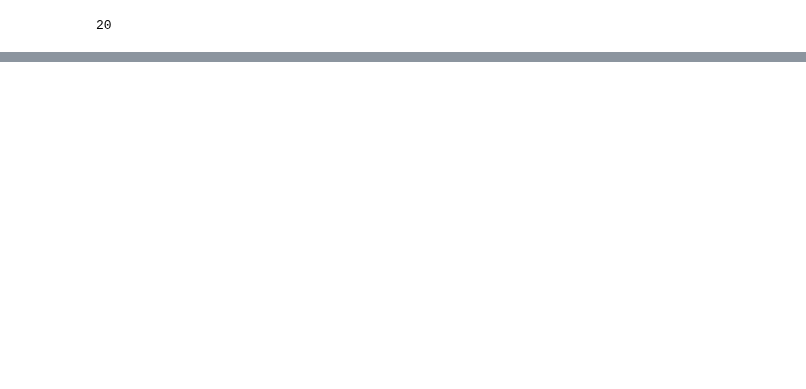
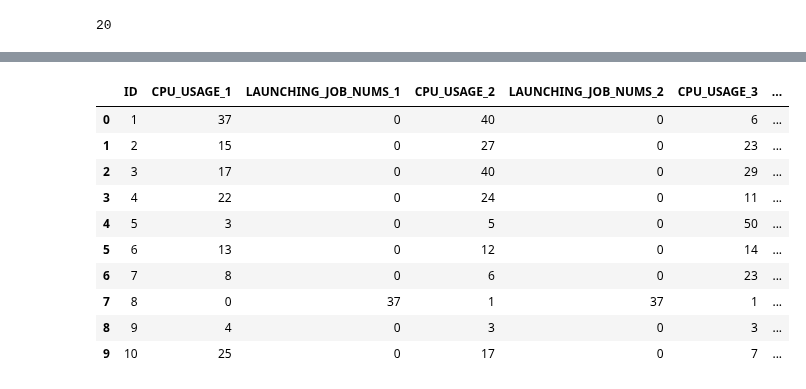
Before and after one commit to michaelzhouy/Competition, a Jupyter notebook: 04-DataFountain/00-CCF/01-大数据时代的Serverless工作负载预测/train/bs.ipynb, the cells around one changed output, grey strips where cells are left out. Saved outputs shown, nothing was run; the diff lists cells and outputs as text; code cells hidden in the pictures; blank space fills up the shorter version.

```diff
--- a/04-DataFountain/00-CCF/01-大数据时代的Serverless工作负载预测/train/bs.ipynb
+++ b/04-DataFountain/00-CCF/01-大数据时代的Serverless工作负载预测/train/bs.ipynb
@@ -162,0 +265,11 @@ for qid in tqdm(test.QUEUE_ID.unique()):
+# %%
+predictions1 = pd.concat(predictions1)
+predictions2 = pd.concat(predictions2)
+
+predictions1 = predictions1.sort_values(by='myid').reset_index(drop=True)
+predictions2 = predictions2.sort_values(by='myid').reset_index(drop=True)
+# %%
+prediction = predictions1.copy()
+prediction = pd.merge(prediction, predictions2[['myid', 'LAUNCHING_JOB_NUMS_next25mins']], on='myid')
+
+prediction.head()
@@ -162,0 +283,36 @@ for qid in tqdm(test.QUEUE_ID.unique()):
+# %%
+# 注意: 提交要求预测结果需为非负整数
+
+prediction['CPU_USAGE_next25mins'] = prediction['CPU_USAGE_next25mins'].apply(np.floor)
+prediction['CPU_USAGE_next25mins'] = prediction['CPU_USAGE_next25mins'].apply(lambda x: 0 if x<0 else x)
+prediction['CPU_USAGE_next25mins'] = prediction['CPU_USAGE_next25mins'].astype(int)
+prediction['LAUNCHING_JOB_NUMS_next25mins'] = prediction['LAUNCHING_JOB_NUMS_next25mins'].apply(np.floor)
+prediction['LAUNCHING_JOB_NUMS_next25mins'] = prediction['LAUNCHING_JOB_NUMS_next25mins'].apply(lambda x: 0 if x<0 else x)
+prediction['LAUNCHING_JOB_NUMS_next25mins'] = prediction['LAUNCHING_JOB_NUMS_next25mins'].astype(int)
+# %%
+preds = []
+
+for id_ in tqdm(prediction.ID.unique()):
+    items = [id_]
+    tmp = prediction[prediction.ID == id_].sort_values(by='myid').reset_index(drop=True)
+    for i, row in tmp.iterrows():
+        items.append(row['CPU_USAGE_next25mins'])
+        items.append(row['LAUNCHING_JOB_NUMS_next25mins'])
+    preds.append(items)
+# %%
+sub = pd.DataFrame(preds)
+sub.columns = sub_sample.columns
+
+sub.head(10)
+# %% [output]
+|  | ID | CPU_USAGE_1 | LAUNCHING_JOB_NUMS_1 | CPU_USAGE_2 | LAUNCHING_JOB_NUMS_2 | CPU_USAGE_3 | ... |
+| 0 | 1 | 37 | 0 | 40 | 0 | 6 | ... |
+| 1 | 2 | 15 | 0 | 27 | 0 | 23 | ... |
+| 2 | 3 | 17 | 0 | 40 | 0 | 29 | ... |
+| 3 | 4 | 22 | 0 | 24 | 0 | 11 | ... |
+| 4 | 5 | 3 | 0 | 5 | 0 | 50 | ... |
+| 5 | 6 | 13 | 0 | 12 | 0 | 14 | ... |
+| 6 | 7 | 8 | 0 | 6 | 0 | 23 | ... |
+| 7 | 8 | 0 | 37 | 1 | 37 | 1 | ... |
+| 8 | 9 | 4 | 0 | 3 | 0 | 3 | ... |
+| 9 | 10 | 25 | 0 | 17 | 0 | 7 | ... |
```
Also changed, not shown: parts of 12 cells of this notebook, 4 other files.
